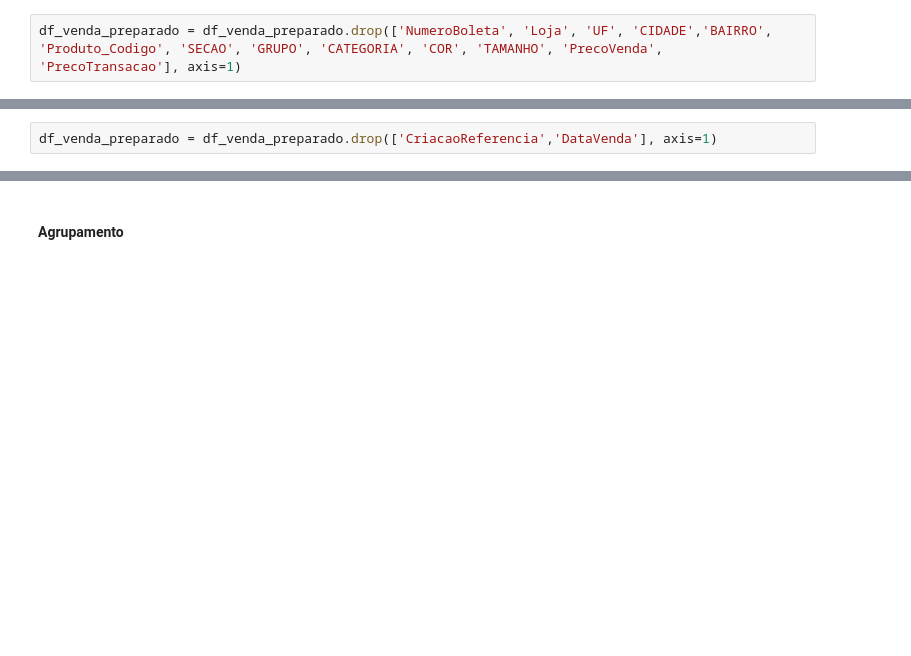
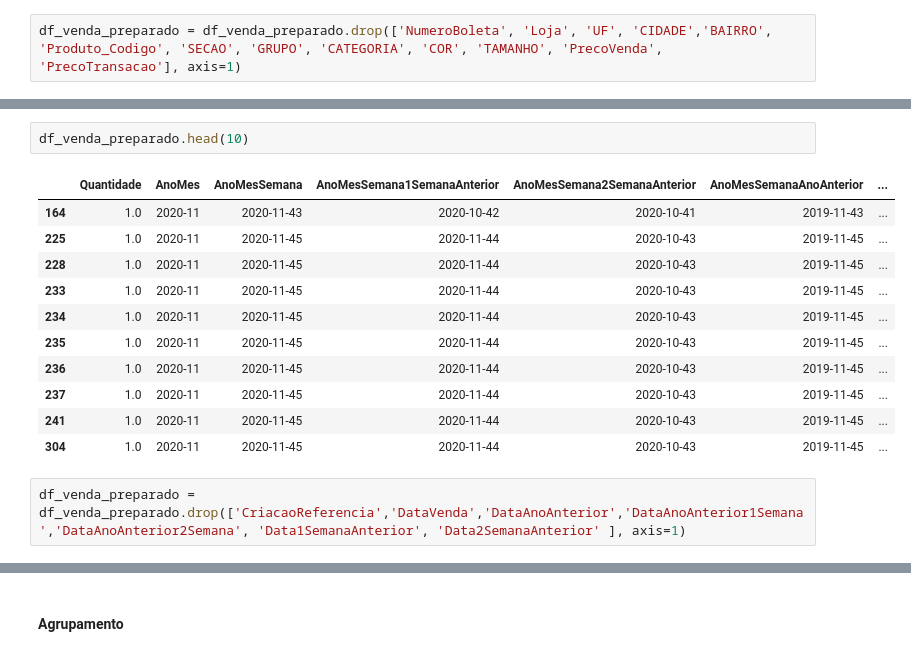
Before and after one commit to gdutramartins/bi-master, a Jupyter notebook: Trabalhos-Curso/2021-05-DM/time-series.ipynb, the cells around one changed output, grey strips where cells are left out. Drawn from its saved outputs; the diff is of its cells as text; blank space fills up the shorter version.

```diff
--- a/Trabalhos-Curso/2021-05-DM/time-series.ipynb
+++ b/Trabalhos-Curso/2021-05-DM/time-series.ipynb
@@ -67,5 +83,19 @@ df_venda_preparado['AnoMesSemana'] =  df_venda_preparado['DataVenda'].dt.strftim
+# %%
+df_venda_preparado.head(10)
+# %% [output]
+|  | Quantidade | AnoMes | AnoMesSemana | AnoMesSemana1SemanaAnterior | AnoMesSemana2SemanaAnterior | AnoMesSemanaAnoAnterior | ... |
+| 164 | 1.0 | 2020-11 | 2020-11-43 | 2020-10-42 | 2020-10-41 | 2019-11-43 | ... |
+| 225 | 1.0 | 2020-11 | 2020-11-45 | 2020-11-44 | 2020-10-43 | 2019-11-45 | ... |
+| 228 | 1.0 | 2020-11 | 2020-11-45 | 2020-11-44 | 2020-10-43 | 2019-11-45 | ... |
+| 233 | 1.0 | 2020-11 | 2020-11-45 | 2020-11-44 | 2020-10-43 | 2019-11-45 | ... |
+| 234 | 1.0 | 2020-11 | 2020-11-45 | 2020-11-44 | 2020-10-43 | 2019-11-45 | ... |
+| 235 | 1.0 | 2020-11 | 2020-11-45 | 2020-11-44 | 2020-10-43 | 2019-11-45 | ... |
+| 236 | 1.0 | 2020-11 | 2020-11-45 | 2020-11-44 | 2020-10-43 | 2019-11-45 | ... |
+| 237 | 1.0 | 2020-11 | 2020-11-45 | 2020-11-44 | 2020-10-43 | 2019-11-45 | ... |
+| 241 | 1.0 | 2020-11 | 2020-11-45 | 2020-11-44 | 2020-10-43 | 2019-11-45 | ... |
+| 304 | 1.0 | 2020-11 | 2020-11-45 | 2020-11-44 | 2020-10-43 | 2019-11-45 | ... |
 # %%
-df_venda_preparado = df_venda_preparado.drop(['CriacaoReferencia','DataVenda'], axis=1)
+df_venda_preparado = df_venda_preparado.drop(['CriacaoReferencia','DataVenda','DataAnoAnterior','DataAnoAnterior1Semana','DataAnoAnterior2Semana', 'Data1SemanaAnterior', 'Data2SemanaAnterior' ], axis=1)
 # %%
 df_venda_preparado.head()
 # %% [output]
```
Also changed, not shown: parts of 14 cells of this notebook.
